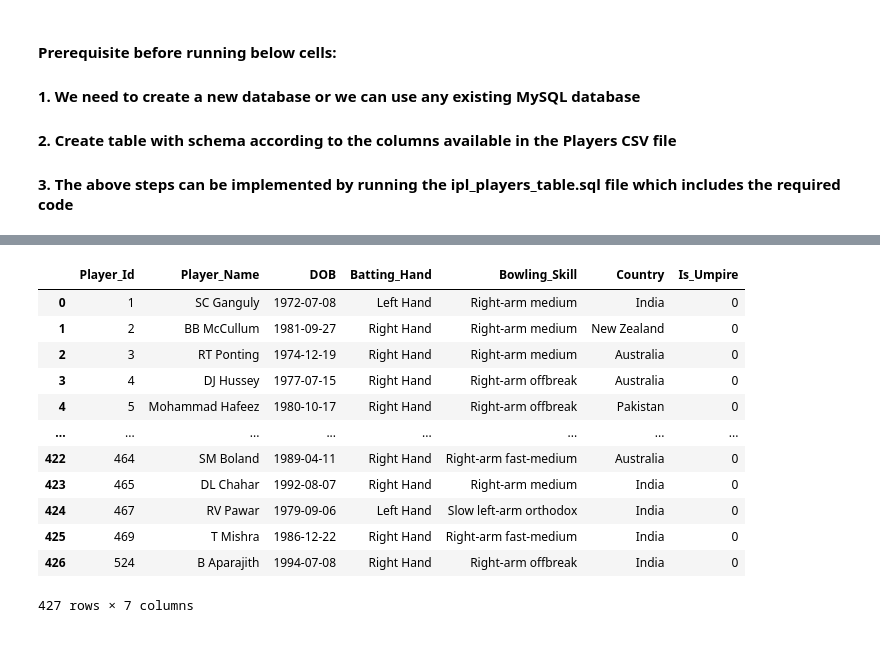
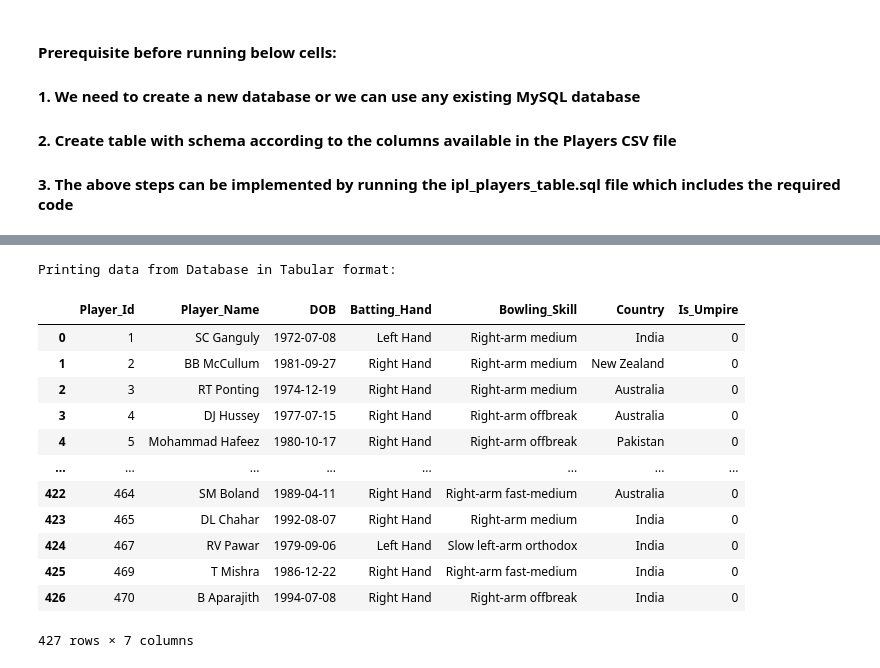
Before and after one commit to pswaroop/Basic-Data-Pipeline, a Jupyter notebook: Basic Data Pipeline.ipynb, the cells around one changed output, grey strips where cells are left out. Saved outputs shown, nothing was run; the diff lists cells and outputs as text; code cells hidden in the pictures.

```diff
--- a/Basic Data Pipeline.ipynb
+++ b/Basic Data Pipeline.ipynb
@@ -162,21 +165,25 @@ with engine.connect() as connection:
 # %%
+print("Printing data from Database in Tabular format:\n")
+
+engine = create_engine(database_url)
 # Use pandas to execute the SQL query and fetch the results into a DataFrame
 with engine.connect() as connection:
-    df = pd.read_sql(sql_query, connection)
+    df = pd.read_sql("SELECT * FROM players", connection)
 
 # Print the DataFrame
 df
 # %% [output]
+Printing data from Database in Tabular format:
 |  | Player_Id | Player_Name | DOB | Batting_Hand | Bowling_Skill | Country | Is_Umpire |
 | 0 | 1 | SC Ganguly | 1972-07-08 | Left Hand | Right-arm medium | India | 0 |
 | 1 | 2 | BB McCullum | 1981-09-27 | Right Hand | Right-arm medium | New Zealand | 0 |
 | 2 | 3 | RT Ponting | 1974-12-19 | Right Hand | Right-arm medium | Australia | 0 |
 | 3 | 4 | DJ Hussey | 1977-07-15 | Right Hand | Right-arm offbreak | Australia | 0 |
 | 4 | 5 | Mohammad Hafeez | 1980-10-17 | Right Hand | Right-arm offbreak | Pakistan | 0 |
 | ... | ... | ... | ... | ... | ... | ... | ... |
 | 422 | 464 | SM Boland | 1989-04-11 | Right Hand | Right-arm fast-medium | Australia | 0 |
 | 423 | 465 | DL Chahar | 1992-08-07 | Right Hand | Right-arm medium | India | 0 |
 | 424 | 467 | RV Pawar | 1979-09-06 | Left Hand | Slow left-arm orthodox | India | 0 |
 | 425 | 469 | T Mishra | 1986-12-22 | Right Hand | Right-arm fast-medium | India | 0 |
-| 426 | 524 | B Aparajith | 1994-07-08 | Right Hand | Right-arm offbreak | India | 0 |
+| 426 | 470 | B Aparajith | 1994-07-08 | Right Hand | Right-arm offbreak | India | 0 |
-427 rows × 7 columns
+427 rows × 7 columns
```
Also changed, not shown: parts of 6 cells of this notebook.
